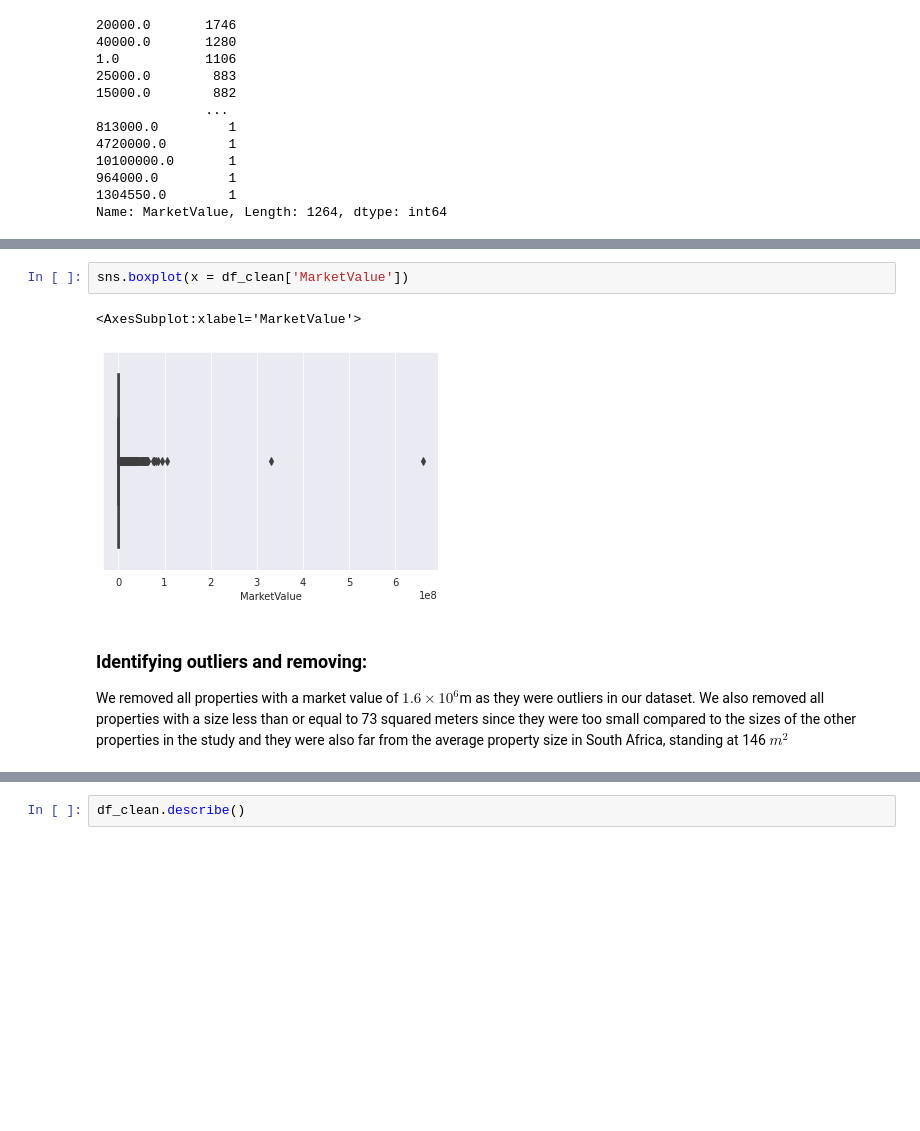
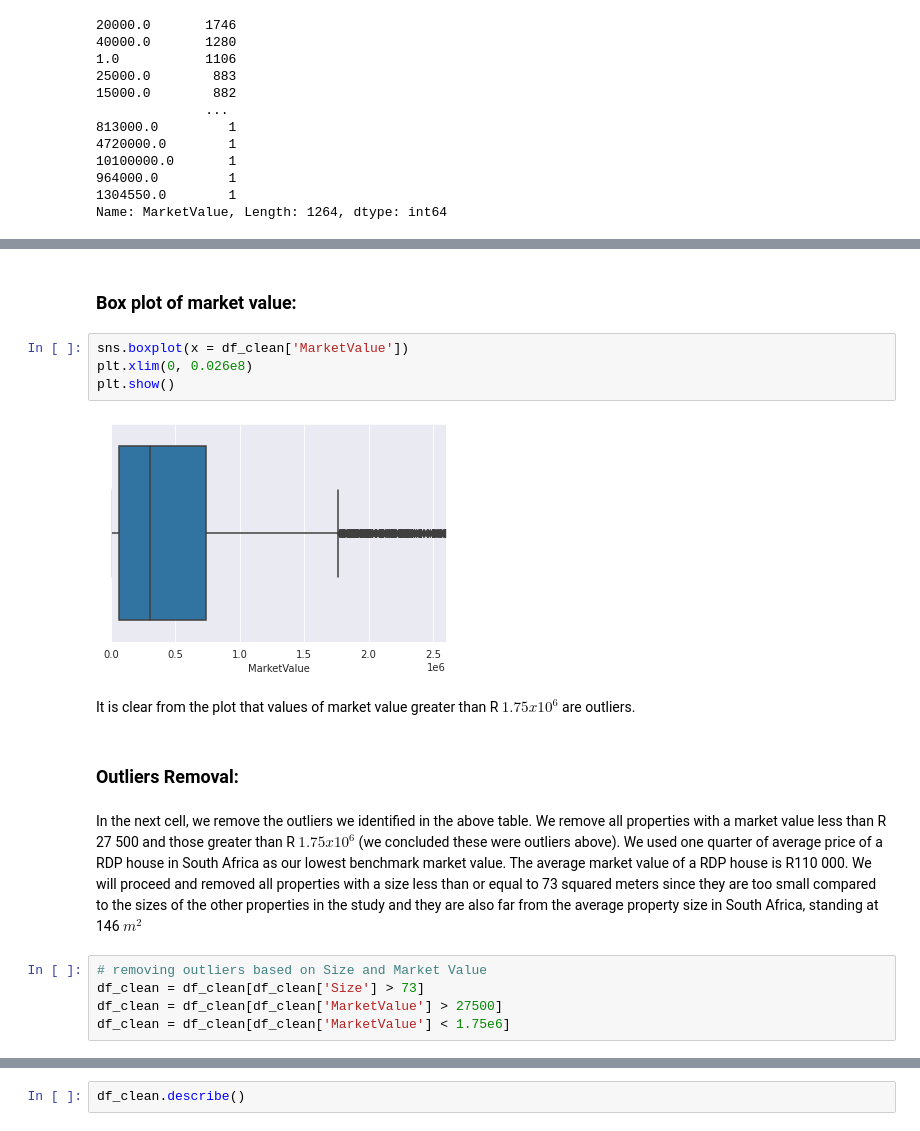
Before and after one commit to BongumusaSizwe/DAE_PROJECT, a Jupyter notebook: mini_project/Houses/project.ipynb, the cells around one changed output, grey strips where cells are left out. Cells and saved outputs as stored; diff of their text form; blank space fills up the shorter version.

```diff
--- a/mini_project/Houses/project.ipynb
+++ b/mini_project/Houses/project.ipynb
@@ -721,9 +796,21 @@ Only size, market value and evaluation count features were plotted, the remainin
+# %% [markdown]
+### Box plot of market value:
 # %%
 sns.boxplot(x = df_clean['MarketValue'])
+plt.xlim(0, 0.026e8)
+plt.show()
 # %% [output]
-<AxesSubplot:xlabel='MarketValue'>
-[figure, old version]
+[figure, new version]
+# %% [markdown]
+It is clear from the plot that values of market value greater than R $1.75x10^{6}$ are outliers.
+# %% [markdown]
+### <b> Outliers Removal: </b>
 # %% [markdown]
-### Identifying outliers and removing:
-We removed all properties with a market value of $1.6 \times 10 ^6$m as they were outliers in our dataset. We also removed all properties with a size less than  or equal to 73 squared meters since they were too small compared to the sizes of the other properties in the study and they were also far from the average property size in South Africa, standing at 146 $m^2$
+In the next cell, we remove the outliers we identified in the above table. We remove all properties with a market value less than R 27 500 and those greater than R $1.75x10^{6}$ (we concluded these were outliers above). We used one quarter of average price of a RDP house in South Africa as our lowest benchmark market value. The average market value of a RDP house is R110 000. We will proceed and  removed all properties with a size less than or equal to 73 squared meters since they are too small compared to the sizes of the other properties in the study and they are also far from the average property size in South Africa, standing at 146 $𝑚^{2}$
+<br>
+# %%
+# removing outliers based on Size and Market Value
+df_clean = df_clean[df_clean['Size'] > 73]
+df_clean = df_clean[df_clean['MarketValue'] > 27500]
+df_clean = df_clean[df_clean['MarketValue'] < 1.75e6]
 # %%
```
Also changed, not shown: parts of 78 cells of this notebook.
